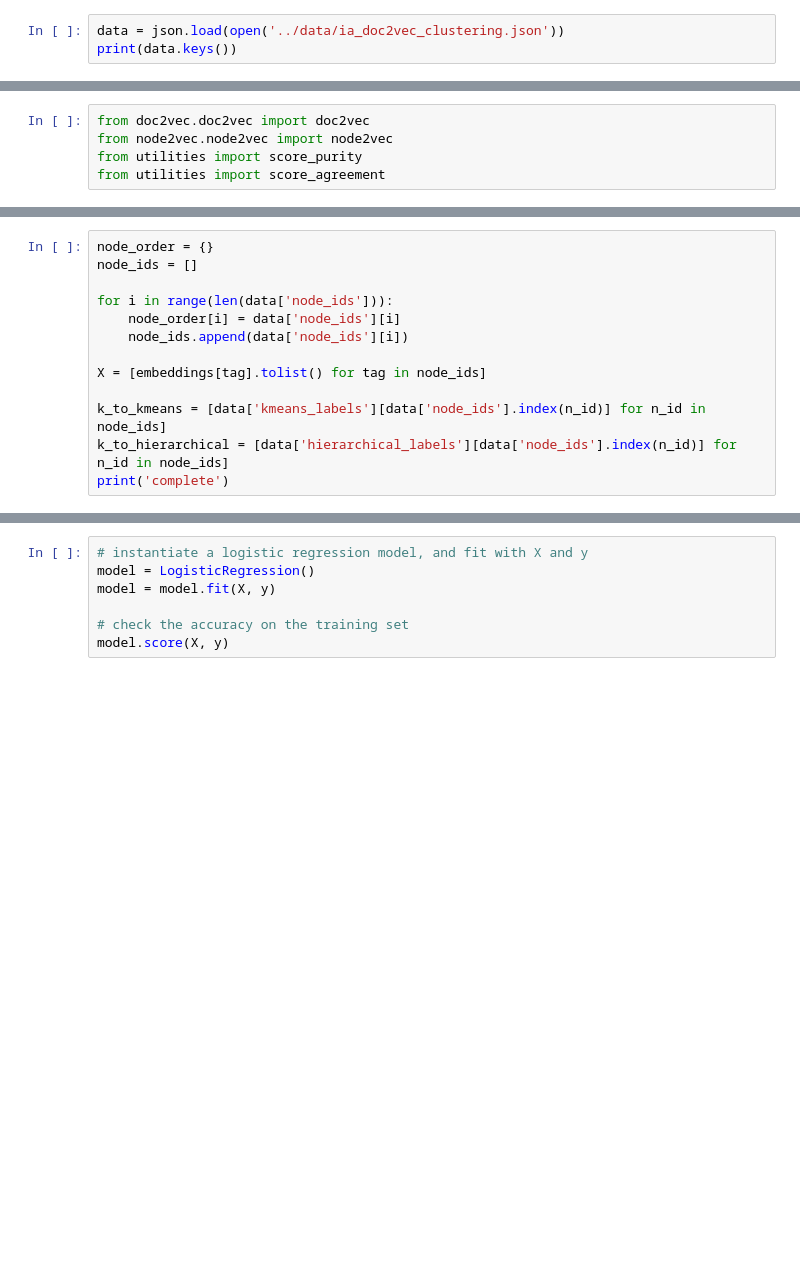
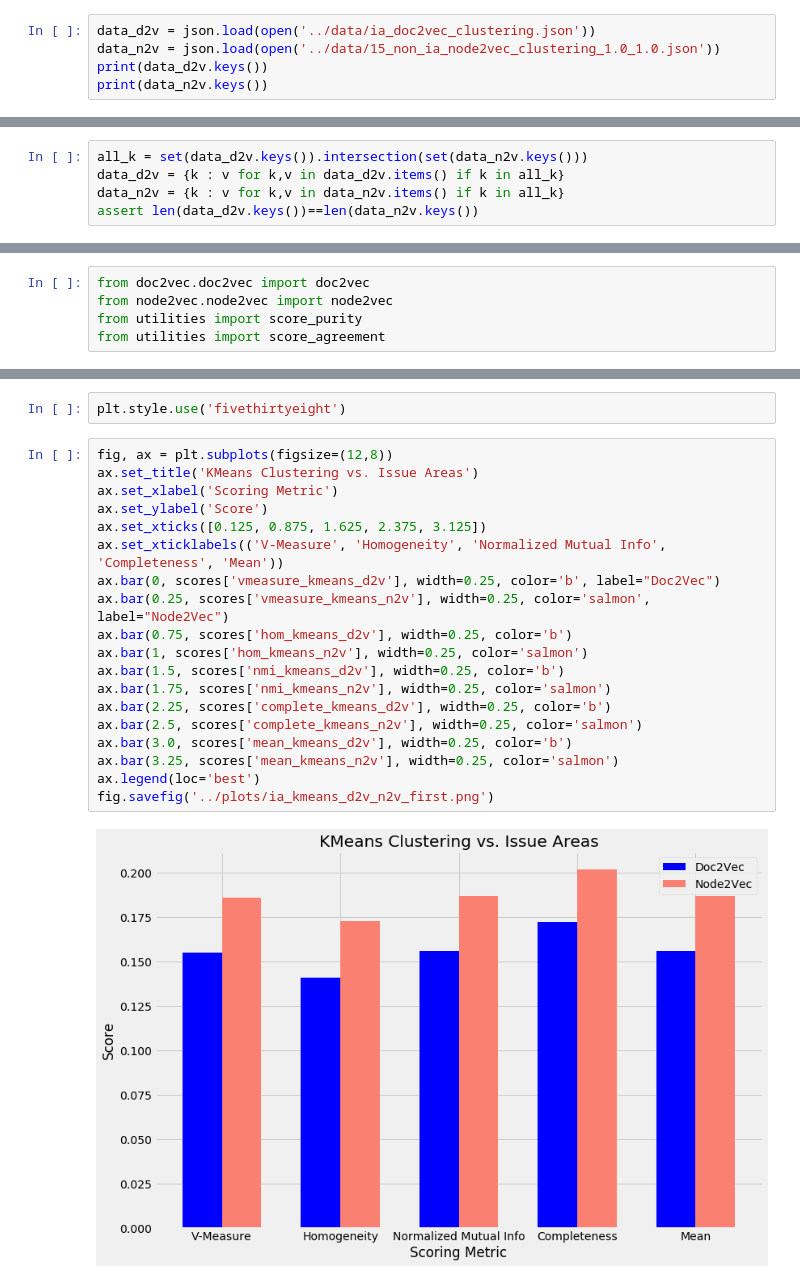
Before and after one commit to ethankoch4/unc_honor_thesis, a Jupyter notebook: code/explore_ia_clustering.ipynb, the cells around one changed output, grey strips where cells are left out. Saved outputs shown, nothing was run; the diff lists cells and outputs as text; blank space fills up the shorter version.

Commit message:
clustering vs. ia for d2v and n2v

```diff
--- a/code/explore_ia_clustering.ipynb
+++ b/code/explore_ia_clustering.ipynb
@@ -5,7 +5,9 @@ plt.style.use('fivethirtyeight')
 
 %matplotlib inline
 # %%
-data = json.load(open('../data/ia_doc2vec_clustering.json'))
-print(data.keys())
+data_d2v = json.load(open('../data/ia_doc2vec_clustering.json'))
+data_n2v = json.load(open('../data/15_non_ia_node2vec_clustering_1.0_1.0.json'))
+print(data_d2v.keys())
+print(data_n2v.keys())
 # %% [output]
 dict_keys(['n_clusters', 'true_labels', 'node_ids', 'kmeans_labels', 'hierarchical_labels'])
@@ -12,3 +15,8 @@ dict_keys(['n_clusters', 'true_labels', 'node_ids', 'kmeans_labels', 'hierarchic
+# %%
+all_k = set(data_d2v.keys()).intersection(set(data_n2v.keys()))
+data_d2v = {k : v for k,v in data_d2v.items() if k in all_k}
+data_n2v = {k : v for k,v in data_n2v.items() if k in all_k}
+assert len(data_d2v.keys())==len(data_n2v.keys())
 # %%
 from sklearn import metrics
 from gensim import models
@@ -27,13 +33,0 @@ d2vvembeddings = d2v_model.model.docvecs
-# %%
-node_order = {}
-node_ids = []
-
-for i in range(len(data['node_ids'])):
-    node_order[i] = data['node_ids'][i]
-    node_ids.append(data['node_ids'][i])
-
-X = [embeddings[tag].tolist() for tag in node_ids]
-
-k_to_kmeans = [data['kmeans_labels'][data['node_ids'].index(n_id)] for n_id in node_ids]
-k_to_hierarchical = [data['hierarchical_labels'][data['node_ids'].index(n_id)] for n_id in node_ids]
-print('complete')
@@ -88,7 +177,23 @@ NameError: name 'X' is not defined
-# %%
-# instantiate a logistic regression model, and fit with X and y
-model = LogisticRegression()
-model = model.fit(X, y)
-
-# check the accuracy on the training set
-model.score(X, y)
+# %%
+plt.style.use('fivethirtyeight')
+# %%
+fig, ax = plt.subplots(figsize=(12,8))
+ax.set_title('KMeans Clustering vs. Issue Areas')
+ax.set_xlabel('Scoring Metric')
+ax.set_ylabel('Score')
+ax.set_xticks([0.125, 0.875, 1.625, 2.375, 3.125])
+ax.set_xticklabels(('V-Measure', 'Homogeneity', 'Normalized Mutual Info', 'Completeness', 'Mean'))
+ax.bar(0, scores['vmeasure_kmeans_d2v'], width=0.25, color='b', label="Doc2Vec")
+ax.bar(0.25, scores['vmeasure_kmeans_n2v'], width=0.25, color='salmon', label="Node2Vec")
+ax.bar(0.75, scores['hom_kmeans_d2v'], width=0.25, color='b')
+ax.bar(1, scores['hom_kmeans_n2v'], width=0.25, color='salmon')
+ax.bar(1.5, scores['nmi_kmeans_d2v'], width=0.25, color='b')
+ax.bar(1.75, scores['nmi_kmeans_n2v'], width=0.25, color='salmon')
+ax.bar(2.25, scores['complete_kmeans_d2v'], width=0.25, color='b')
+ax.bar(2.5, scores['complete_kmeans_n2v'], width=0.25, color='salmon')
+ax.bar(3.0, scores['mean_kmeans_d2v'], width=0.25, color='b')
+ax.bar(3.25, scores['mean_kmeans_n2v'], width=0.25, color='salmon')
+ax.legend(loc='best')
+fig.savefig('../plots/ia_kmeans_d2v_n2v_first.png')
+# %% [output]
+[figure, added]
```
Also changed, not shown: parts of 12 cells of this notebook, 2 other files.
